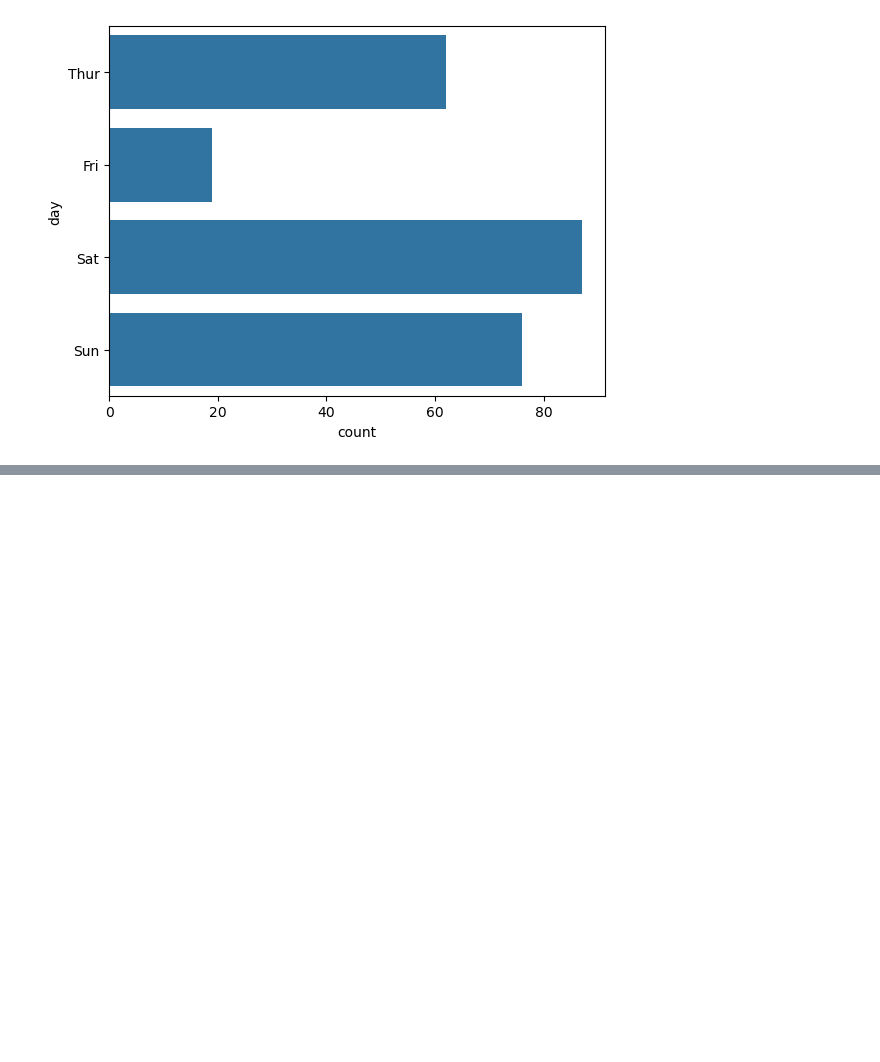
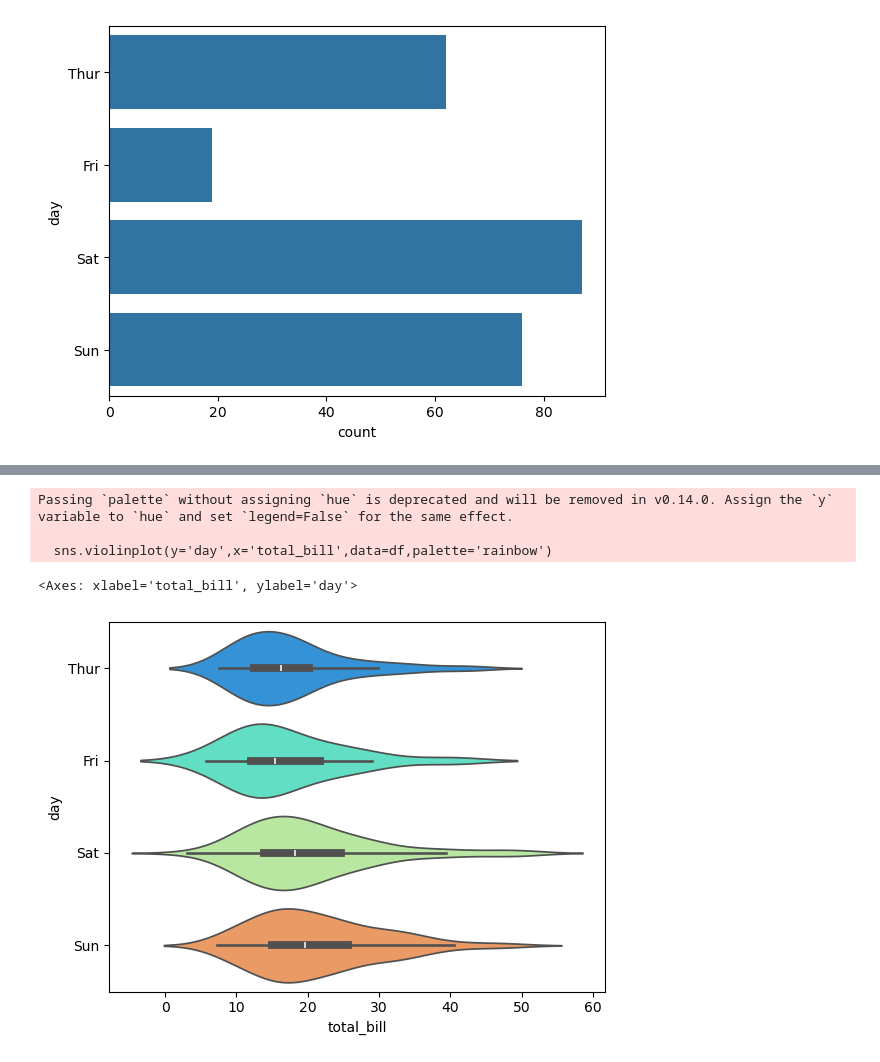
Before and after one commit to AayushGitH/Machine_Learning_Practice, a Jupyter notebook: Seaborn_Practical.ipynb, the cells around one changed output, grey strips where cells are left out. Saved outputs shown, nothing was run; the diff lists cells and outputs as text; code cells hidden in the pictures; blank space fills up the shorter version.

```diff
--- a/Seaborn_Practical.ipynb
+++ b/Seaborn_Practical.ipynb
@@ -137,0 +158,11 @@ sns.barplot()
+# %%
+# Violinplot
+# Draw a patch representing a KDE and add observations or box plot statistics.
+
+sns.violinplot(y='day',x='total_bill',data=df,palette='rainbow')
+# %% [output]
+Passing `palette` without assigning `hue` is deprecated and will be removed in v0.14.0. Assign the `y` variable to `hue` and set `legend=False` for the same effect.
+
+  sns.violinplot(y='day',x='total_bill',data=df,palette='rainbow')
+<Axes: xlabel='total_bill', ylabel='day'>
+[figure, added]
```
Also changed, not shown: parts of 3 cells of this notebook, 1 other file.
